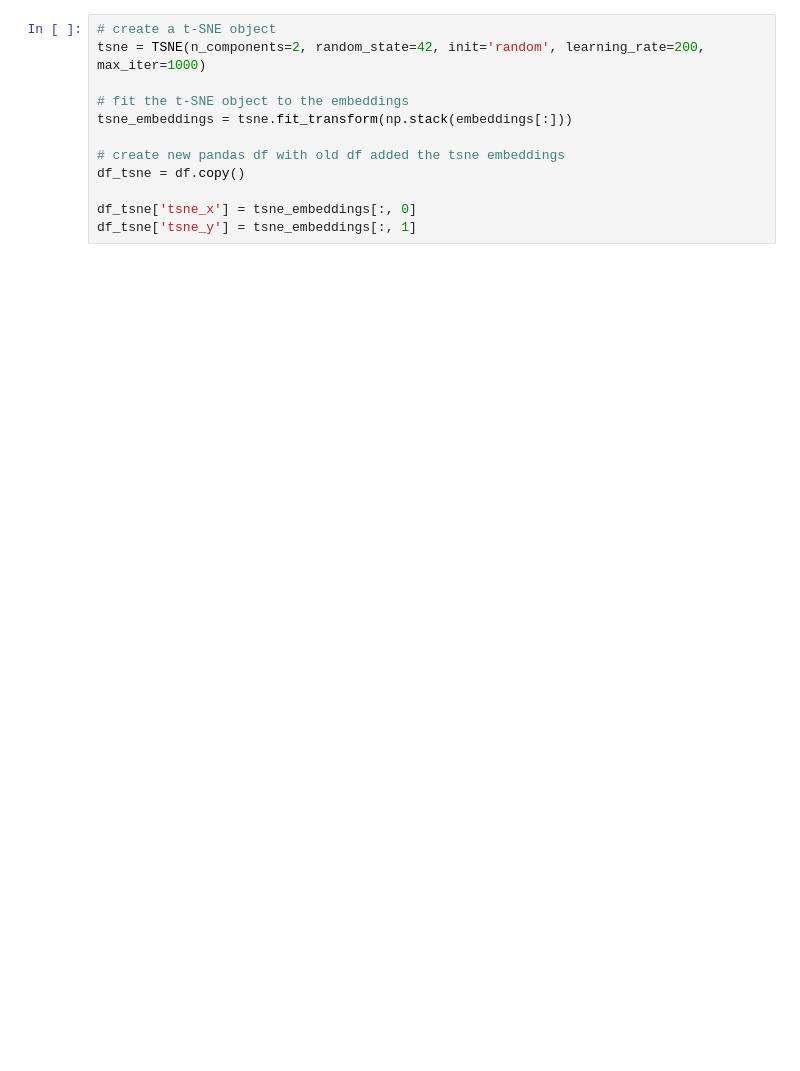
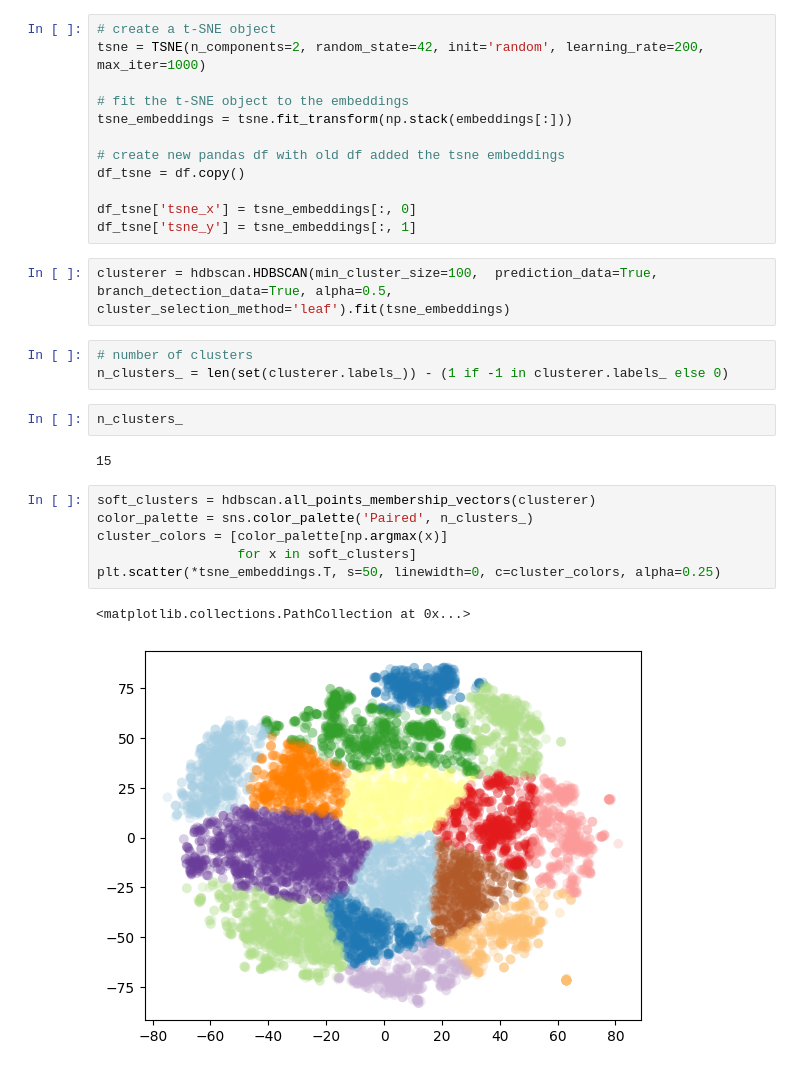
Before and after one commit to cviviers/nanotech_agent, a Jupyter notebook: analysis.ipynb, the cells around one changed output. Drawn from its saved outputs; the diff is of its cells as text; blank space fills up the shorter version.

```diff
--- a/analysis.ipynb
+++ b/analysis.ipynb
@@ -114,3 +112,21 @@ df_tsne = df.copy()
 
 df_tsne['tsne_x'] = tsne_embeddings[:, 0]
 df_tsne['tsne_y'] = tsne_embeddings[:, 1]
+# %%
+clusterer = hdbscan.HDBSCAN(min_cluster_size=100,  prediction_data=True, branch_detection_data=True, alpha=0.5, cluster_selection_method='leaf').fit(tsne_embeddings)
+# %%
+# number of clusters
+n_clusters_ = len(set(clusterer.labels_)) - (1 if -1 in clusterer.labels_ else 0)
+# %%
+n_clusters_
+# %% [output]
+15
+# %%
+soft_clusters = hdbscan.all_points_membership_vectors(clusterer)
+color_palette = sns.color_palette('Paired', n_clusters_)
+cluster_colors = [color_palette[np.argmax(x)]
+                  for x in soft_clusters]
+plt.scatter(*tsne_embeddings.T, s=50, linewidth=0, c=cluster_colors, alpha=0.25)
+# %% [output]
+<matplotlib.collections.PathCollection at 0x...>
+[figure, added]
```
Also changed, not shown: parts of 4 cells of this notebook.
